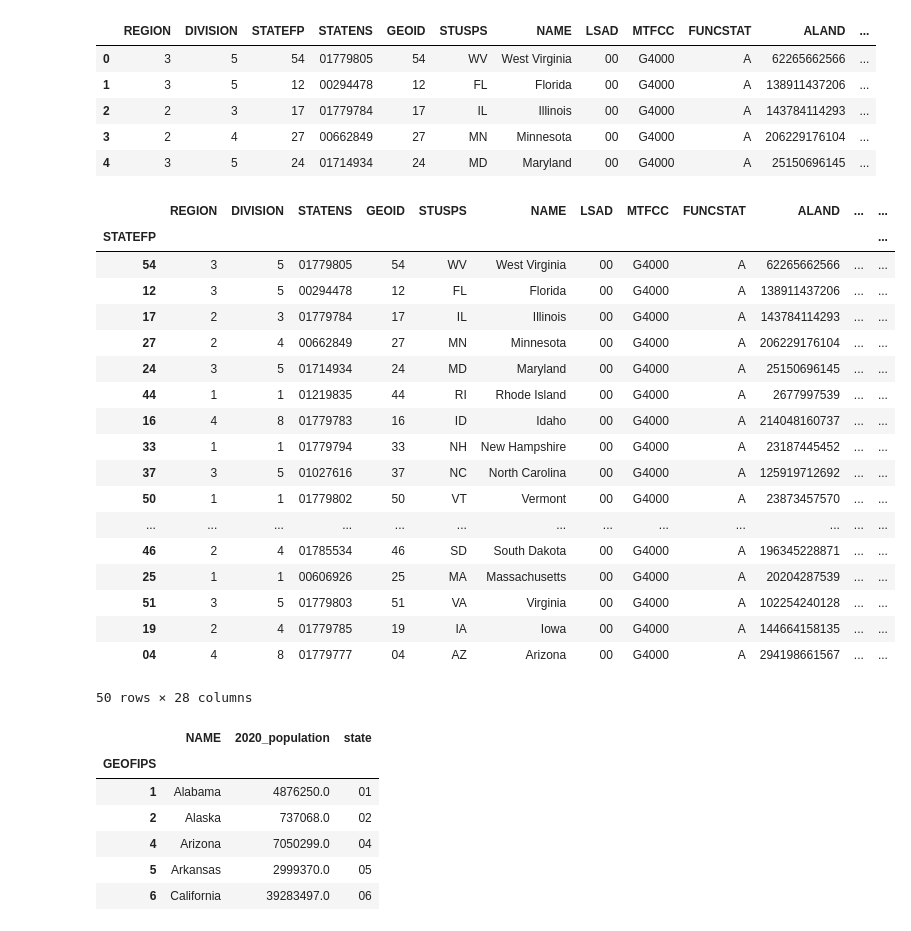
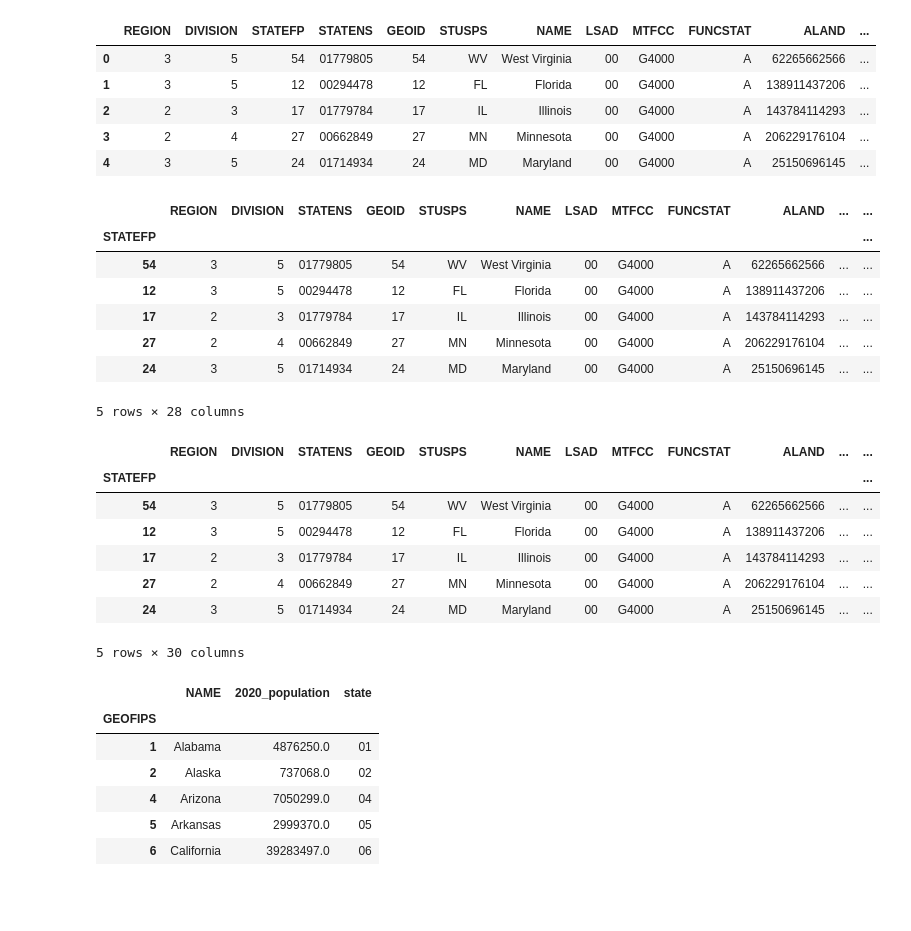
Before and after one commit to camckenzie/COVID-19-Interactive-Map, a Jupyter notebook: Covid_interactive_map.ipynb, the cells around one changed output. Cells and saved outputs as stored; diff of their text form; code cells hidden in the pictures; blank space fills up the shorter version.

```diff
--- a/Covid_interactive_map.ipynb
+++ b/Covid_interactive_map.ipynb
@@ -101,6 +101,10 @@ df = df.join(df1["Doses Delivered per 100K"])
 df = df.join(df1["Total Doses Administered"])
 df = df.join(df1["Doses Administered per 100k"])
 
+df[["Total Cases", 'Confirmed Cases', 'Cases in Last 7 Days', 'Case Rate per 100000', 'Total Deaths']] = df[["Total Cases", 'Confirmed Cases', 'Cases in Last 7 Days', 'Case Rate per 100000', 'Total Deaths']].astype(int)
+
+df[["Total Doses Delivered", "Doses Delivered per 100K", "Total Doses Administered", "Doses Administered per 100k"]] = df[["Total Doses Delivered", "Doses Delivered per 100K", "Total Doses Administered", "Doses Administered per 100k"]].astype(int)
+
 df
 # %% [output]
 |  | State/Territory | Total Cases | Confirmed Cases | Cases in Last 7 Days | Case Rate per 100000 | ... |
@@ -125,13 +129,13 @@ file_path = os.getcwd()
 
 doc_path = file_path + "\\Docs\\"
 
-html_path = "https://github.com/camckenzie/COVID-19-Interactive-Map/tree/main/Docs/Cases_PNGs"
+html_path = "https://github.com/camckenzie/COVID-19-Interactive-Map/tree/main/Docs/Cases_PNGs/"
 
-df["cases_file_location"] = html_path + "state_" + ".png"
+df["cases_file_location"] = html_path + df['State/Territory'].astype(str) + "Cases.png"
 
-html_path = "https://github.com/camckenzie/COVID-19-Interactive-Map/tree/main/Docs/Vaccinations_PNGs"
+html_path = "https://github.com/camckenzie/COVID-19-Interactive-Map/tree/main/Docs/Vaccinations_PNGs/"
 
-df["vaccine_file_location"] = html_path + "state_" + ".png"
+df["vaccine_file_location"] = html_path + df['State/Territory'].astype(str) + "Vaccinations.png"
 # %%
 df.head()
 # %% [output]
@@ -171,6 +165,6 @@ us_map = gpd.read_file(state_shape)
 us_map = us_map.to_crs({'init': map_projection})
 # %%
-us_map["geometry"] = us_map["geometry"].simplify(200)
+us_map["geometry"] = us_map["geometry"].simplify(2000)
 # %%
 us_map["area_fips"] = (us_map.STATEFP.astype(str)).astype(int)
 # %% [markdown]
@@ -189,40 +183,40 @@ us_map.head()
 | 3 | 2 | 4 | 27 | 00662849 | 27 | MN | Minnesota | 00 | G4000 | A | 206229176104 | ... |
 | 4 | 3 | 5 | 24 | 01714934 | 24 | MD | Maryland | 00 | G4000 | A | 25150696145 | ... |
 # %%
-us_map = us_map.merge(df, left_on='area_fips', right_on='Total Cases', how="left", indicator=True)
+us_map = us_map.merge(df, left_on='NAME', right_on='State/Territory', how="left", indicator=True)
 # %%
 us_map.set_index("STATEFP", inplace = True)
 
 drop_list = ["72","78","69","66","60","11"]
 
 us_map.drop(drop_list, inplace = True)
 us_map.reset_index()
-us_map
+us_map.head()
 # %% [output]
 |  | REGION | DIVISION | STATENS | GEOID | STUSPS | NAME | LSAD | MTFCC | FUNCSTAT | ALAND | ... | ... |
 | STATEFP |  |  |  |  |  |  |  |  |  |  |  | ... |
 | 54 | 3 | 5 | 01779805 | 54 | WV | West Virginia | 00 | G4000 | A | 62265662566 | ... | ... |
 | 12 | 3 | 5 | 00294478 | 12 | FL | Florida | 00 | G4000 | A | 138911437206 | ... | ... |
 | 17 | 2 | 3 | 01779784 | 17 | IL | Illinois | 00 | G4000 | A | 143784114293 | ... | ... |
 | 27 | 2 | 4 | 00662849 | 27 | MN | Minnesota | 00 | G4000 | A | 206229176104 | ... | ... |
 | 24 | 3 | 5 | 01714934 | 24 | MD | Maryland | 00 | G4000 | A | 25150696145 | ... | ... |
-| 44 | 1 | 1 | 01219835 | 44 | RI | Rhode Island | 00 | G4000 | A | 2677997539 | ... | ... |
-| 16 | 4 | 8 | 01779783 | 16 | ID | Idaho | 00 | G4000 | A | 214048160737 | ... | ... |
-| 33 | 1 | 1 | 01779794 | 33 | NH | New Hampshire | 00 | G4000 | A | 23187445452 | ... | ... |
-| 37 | 3 | 5 | 01027616 | 37 | NC | North Carolina | 00 | G4000 | A | 125919712692 | ... | ... |
-| 50 | 1 | 1 | 01779802 | 50 | VT | Vermont | 00 | G4000 | A | 23873457570 | ... | ... |
-| ... | ... | ... | ... | ... | ... | ... | ... | ... | ... | ... | ... | ... |
-| 46 | 2 | 4 | 01785534 | 46 | SD | South Dakota | 00 | G4000 | A | 196345228871 | ... | ... |
-| 25 | 1 | 1 | 00606926 | 25 | MA | Massachusetts | 00 | G4000 | A | 20204287539 | ... | ... |
-| 51 | 3 | 5 | 01779803 | 51 | VA | Virginia | 00 | G4000 | A | 102254240128 | ... | ... |
-| 19 | 2 | 4 | 01779785 | 19 | IA | Iowa | 00 | G4000 | A | 144664158135 | ... | ... |
-| 04 | 4 | 8 | 01779777 | 04 | AZ | Arizona | 00 | G4000 | A | 294198661567 | ... | ... |
-50 rows × 28 columns
+5 rows × 28 columns
 # %%
 us_map["cases_label"] = us_map["Total Cases"].round(0)
 us_map["cases_label"] = us_map["cases_label"].map('{:,.0f}'.format)
 us_map["vaccines_label"] = us_map["Total Doses Delivered"].round(0)
 us_map["vaccines_label"] = us_map["vaccines_label"].map('{:,.0f}'.format)
+
+us_map.head()
+# %% [output]
+|  | REGION | DIVISION | STATENS | GEOID | STUSPS | NAME | LSAD | MTFCC | FUNCSTAT | ALAND | ... | ... |
+| STATEFP |  |  |  |  |  |  |  |  |  |  |  | ... |
+| 54 | 3 | 5 | 01779805 | 54 | WV | West Virginia | 00 | G4000 | A | 62265662566 | ... | ... |
+| 12 | 3 | 5 | 00294478 | 12 | FL | Florida | 00 | G4000 | A | 138911437206 | ... | ... |
+| 17 | 2 | 3 | 01779784 | 17 | IL | Illinois | 00 | G4000 | A | 143784114293 | ... | ... |
+| 27 | 2 | 4 | 00662849 | 27 | MN | Minnesota | 00 | G4000 | A | 206229176104 | ... | ... |
+| 24 | 3 | 5 | 01714934 | 24 | MD | Maryland | 00 | G4000 | A | 25150696145 | ... | ... |
+5 rows × 30 columns
 # %%
 my_api_key = 'c3f6481fd1b41113279e1e9cb70099e28032d3b4'
 
```
Also changed, not shown: parts of 11 cells of this notebook, 1 other file.
